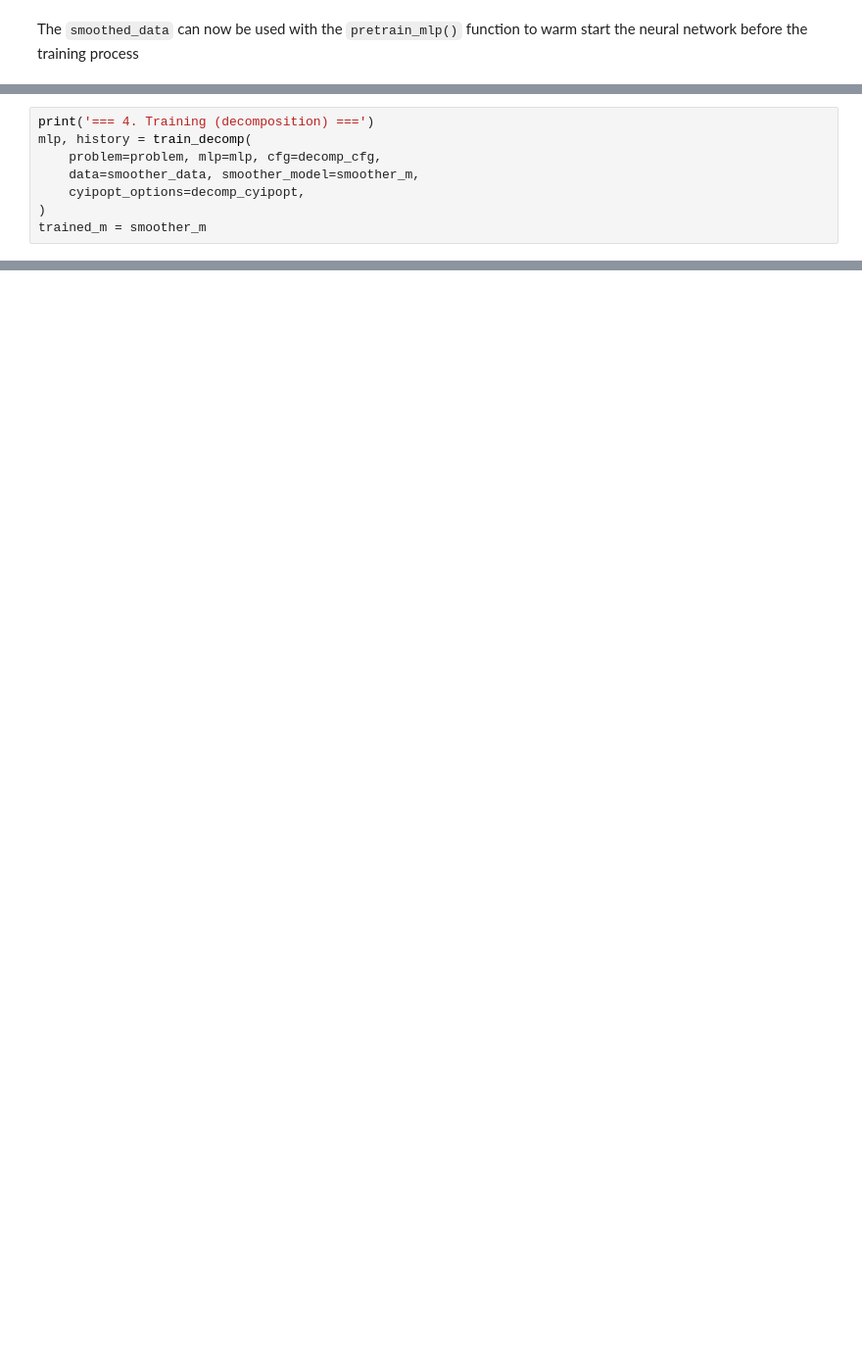
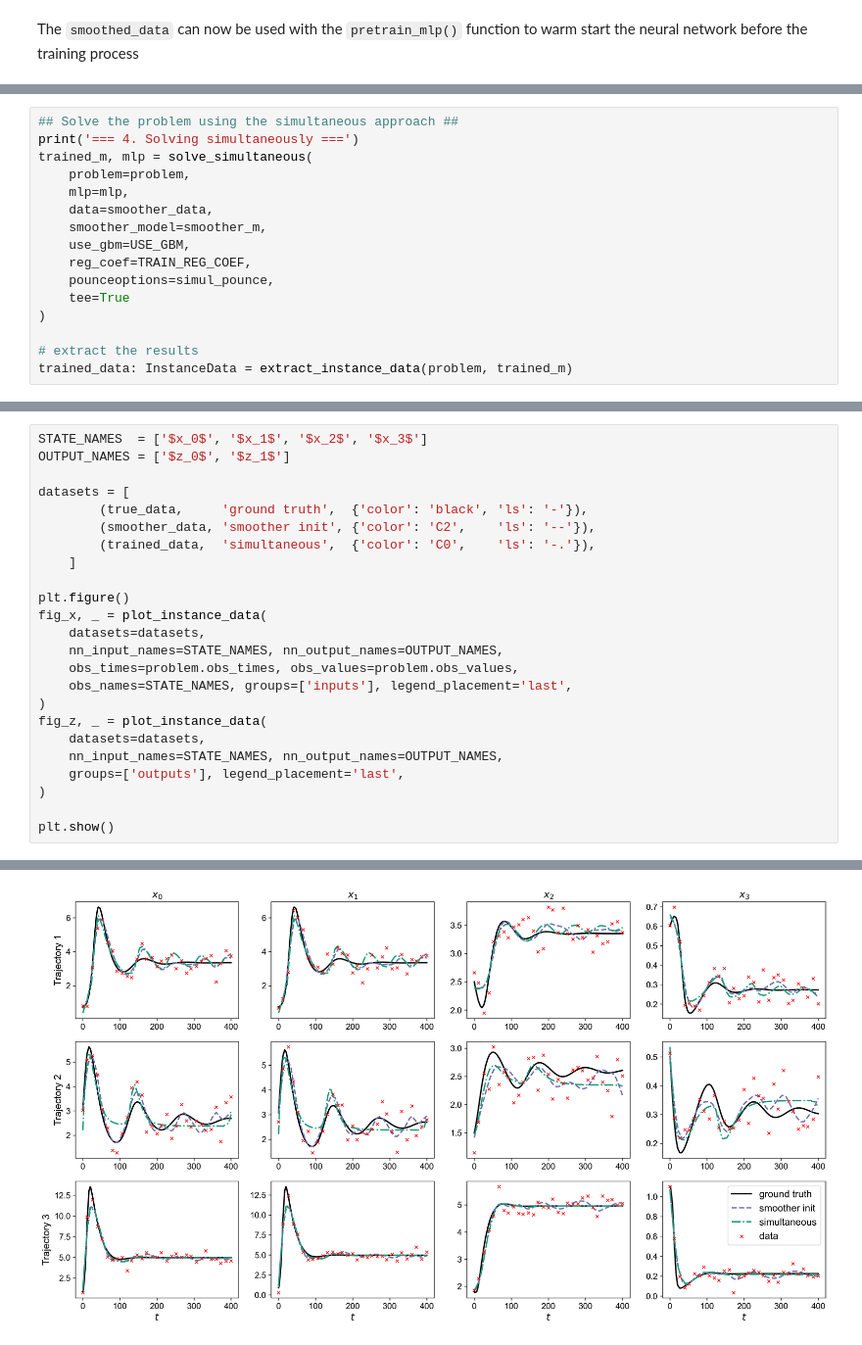
Before and after one commit to llueg/SiNDAE, a Jupyter notebook: docs/examples_gallery/four_tank_example.ipynb, the cells around one changed output, grey strips where cells are left out. Shown at 98% size. Saved outputs shown, nothing was run; the diff lists cells and outputs as text; blank space fills up the shorter version.

Commit message:
Finished simultaneous solution example. Renamed _ipopt_ to _pounce throuhgout

```diff
--- a/docs/examples_gallery/four_tank_example.ipynb
+++ b/docs/examples_gallery/four_tank_example.ipynb
@@ -301,8 +328,16 @@ Now, the problem is defined and the NN we are using to approximate $z(t)$ pretra
 # %%
-print('=== 4. Training (decomposition) ===')
-mlp, history = train_decomp(
-    problem=problem, mlp=mlp, cfg=decomp_cfg,
-    data=smoother_data, smoother_model=smoother_m,
-    cyipopt_options=decomp_cyipopt,
+## Solve the problem using the simultaneous approach ##
+print('=== 4. Solving simultaneously ===')
+trained_m, mlp = solve_simultaneous(
+    problem=problem,
+    mlp=mlp,
+    data=smoother_data,
+    smoother_model=smoother_m,
+    use_gbm=USE_GBM,
+    reg_coef=TRAIN_REG_COEF,
+    pounceoptions=simul_pounce,
+    tee=True
 )
-trained_m = smoother_m
+
+# extract the results
+trained_data: InstanceData = extract_instance_data(problem, trained_m)
@@ -308,0 +369,25 @@ trained_m = smoother_m
+# %%
+STATE_NAMES  = ['$x_0$', '$x_1$', '$x_2$', '$x_3$']
+OUTPUT_NAMES = ['$z_0$', '$z_1$']
+
+datasets = [
+        (true_data,     'ground truth',  {'color': 'black', 'ls': '-'}),
+        (smoother_data, 'smoother init', {'color': 'C2',    'ls': '--'}),
+        (trained_data,  'simultaneous',  {'color': 'C0',    'ls': '-.'}),
+    ]
+
+plt.figure()
+fig_x, _ = plot_instance_data(
+    datasets=datasets,
+    nn_input_names=STATE_NAMES, nn_output_names=OUTPUT_NAMES,
+    obs_times=problem.obs_times, obs_values=problem.obs_values,
+    obs_names=STATE_NAMES, groups=['inputs'], legend_placement='last',
+)
+fig_z, _ = plot_instance_data(
+    datasets=datasets,
+    nn_input_names=STATE_NAMES, nn_output_names=OUTPUT_NAMES,
+    groups=['outputs'], legend_placement='last',
+)
+
+plt.show()
+# %% [output]
@@ -308,0 +395 @@ trained_m = smoother_m
+[figure, added]
```
Also changed, not shown: parts of 28 cells of this notebook, 19 other files.
